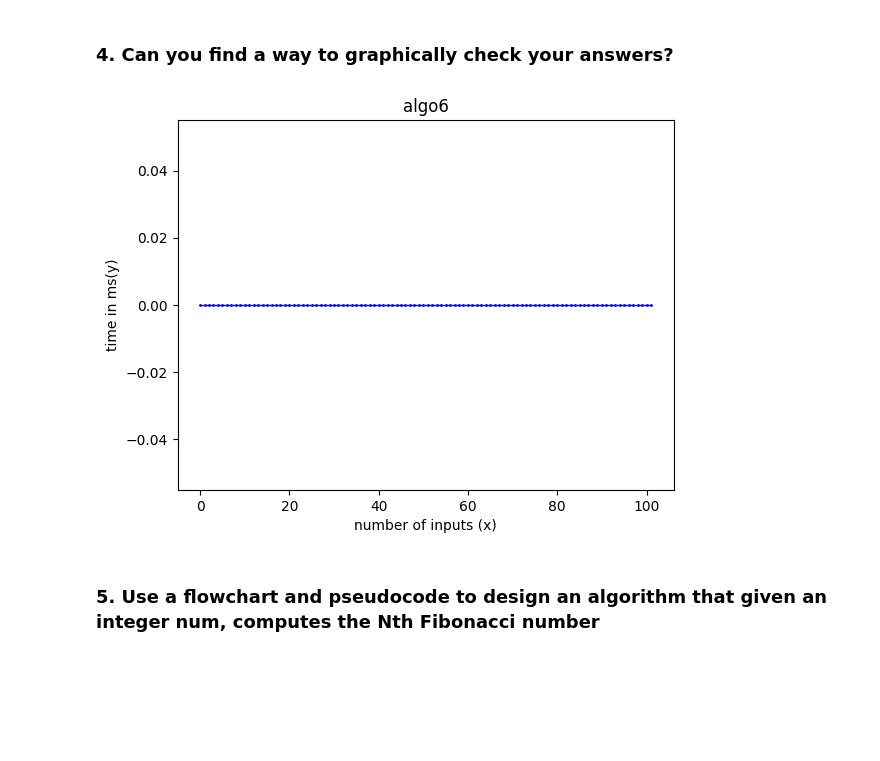
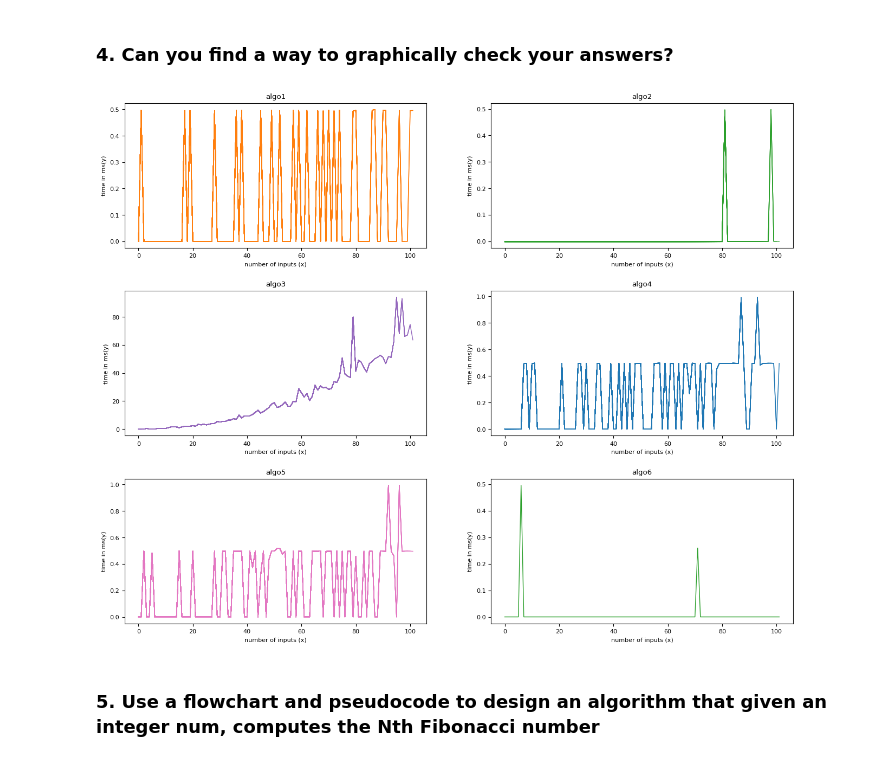
Before and after one commit to itsdragzz/TGS_algorithmics, a Jupyter notebook: 2 Algorithmics efficiency/efficiency_notebook.ipynb, the cells around one changed output. Saved outputs shown, nothing was run; the diff lists cells and outputs as text; code cells hidden in the pictures; blank space fills up the shorter version.

```diff
--- a/2 Algorithmics efficiency/efficiency_notebook.ipynb
+++ b/2 Algorithmics efficiency/efficiency_notebook.ipynb
@@ -390,13 +116,21 @@ import matplotlib.pyplot as plt
 import numpy as np
 import time
 from IPython.display import clear_output
-
+from array import *
+import matplotlib
 
 
 def run(run):
+    matplotlib.rcParams['font.size'] = 8.0 #changes the font size of values of graph
 
 
     algo_list = [algo1, algo2, algo3, algo4, algo5, algo6]
+
+    fig, axs = plt.subplots(3, 2, squeeze=False)
+    #fig.suptitle('4) Graphically check answers')
+    fig.tight_layout()
+    plt.subplots_adjust(bottom=0.25, right=2, top=2.25)
+    #orignal ratio: bottom=0.1, right=0.8, top=0.9
 
     for i in algo_list:
 
@@ -404,9 +138,10 @@ def run(run):
 
             loop = 0
 
-
             arr_size = 1
             num_run = arr_size
+
+            graph_pos = 0
 
             time_arr_y = [0]
             arr_size_x = [0]
@@ -417,26 +152,50 @@ def run(run):
                 arr = np.ones(arr_size) #defines arr as a list of an array of 1's
 
                 startt = time.time() #stats time
-
                 i(arr)
-
-
                 endt = time.time() #ends times
 
+                arr_size_x.append(arr_size)
 
-                arr_size_x.append(arr_size)
                 arr_size += 1 #increases the arr size by one
 
                 elapsed_time = endt - startt #gets the elapsed time
                 final_res = elapsed_time * 1000
                 time_arr_y.append(final_res) #appends the array of x into elasped_time
 
+                if i.__name__ == algo_list[0].__name__: #algo 1
+                    axs[0, 0].title.set_text(i.__name__ )
+                    axs[0, 0].plot(arr_size_x, time_arr_y, 'tab:orange', linewidth = 1)
+                    axs[1, 0].sharex(axs[0, 0])
+
+
+                elif i.__name__ == algo_list[1].__name__: #algo 2
+                    axs[0, 1].title.set_text(i.__name__ )
+                    axs[0, 1].plot(arr_size_x, time_arr_y, 'tab:green', linewidth = 1)
+                    axs[1, 0].sharex(axs[0, 0])
+
+
+                elif i.__name__ == algo_list[2].__name__: #algo 3
+                    axs[1, 0].title.set_text(i.__name__ )
+                    axs[1, 0].plot(arr_size_x, time_arr_y, 'tab:purple', linewidth = 1)
+                    axs[1, 0].sharex(axs[0, 0])
+
+
+                elif i.__name__ == algo_list[3].__name__: #algo 4
+                    axs[1, 1].title.set_text(i.__name__ )
+                    axs[1, 1].plot(arr_size_x, time_arr_y, 'tab:blue', linewidth = 1)
+                    axs[1, 0].sharex(axs[0, 0])
+
+
+                elif i.__name__ == algo_list[4].__name__: #algo 5
+                    axs[2, 0].title.set_text(i.__name__ )
+                    axs[2, 0].plot(arr_size_x, time_arr_y, 'tab:pink', linewidth = 1)
+                    axs[1, 0].sharex(axs[0, 0])
+
                 loop = loop + 1
-
 
         if i == algo6:
             loop_6 = 0
-
             arr_size = 1
             num_run = arr_size
 
@@ -445,46 +204,55 @@ def run(run):
 
             arr_6 = [5] #defines arr as a 5
 
             while loop_6 <= run: #loops until the value reaches 'run'
 
                 startt = time.time() #stats time
-
                 algo6(5, arr_6)
-
-
                 endt = time.time() #ends times
 
-
                 arr_size_x.append(arr_size)
-
                 arr_size += 1
-
                 elapsed_time = endt - startt #gets the elapsed time
                 final_res = elapsed_time * 1000
 
                 time_arr_y.append(final_res) #appends the array of x into elasped_time
+                arr_6.insert(0, 1) #insert 1 at the 0th position of the array
+                loop_6 += 1
+
+            axs[2, 1].plot(arr_size_x, time_arr_y, 'tab:green', linewidth = 1)
+            axs[2, 1].title.set_text(i.__name__ )
+            axs[1, 0].sharex(axs[0, 0])
+
+            #plt.plot(arr_size_x, time_arr_y, color='blue', linewidth = 1, marker ='o', markersize = 1) #shows the size of the plot
+            #plt.show()
 
 
 
-                arr_6.insert(0, 1) #insert 1 at the 0th position of the array
+    for ax in axs.flat:
+        ax.set(xlabel='number of inputs (x)', ylabel='time in ms(y)')
+    #for ax in axs.flat:
+        #ax.label_outer()
 
-                #print(arr_6)
+                # Hide x labels and tick labels for top plots and y ticks for right plots.
+   # for ax in axs.flat:
+        #ax.label_outer()
 
-                loop_6 += 1
-                #print(loop_6)
-                #print(run)
+    clear_output(wait=True)
+    plt.show()
 
+
+'''
         clear_output(wait=True)
         plt.plot(arr_size_x, time_arr_y, color='blue', linewidth = 1, marker ='o', markersize = 1) #shows the size of the plot
         plt.ylabel('time in ms(y)') #label y side
         plt.xlabel('number of inputs (x)') #label x side
         plt.title(i.__name__) #title of graph
         plt.show() #shows the graph
-
+'''
 
 run(100)
 # %% [output]
-[figure, old version]
+[figure, new version]
 # %% [markdown]
 ### 5. Use a flowchart and pseudocode to design an algorithm that given an integer num, computes the Nth Fibonacci number
 # %% [markdown]
```
Also changed, not shown: parts of 13 cells of this notebook, 1 other file.
